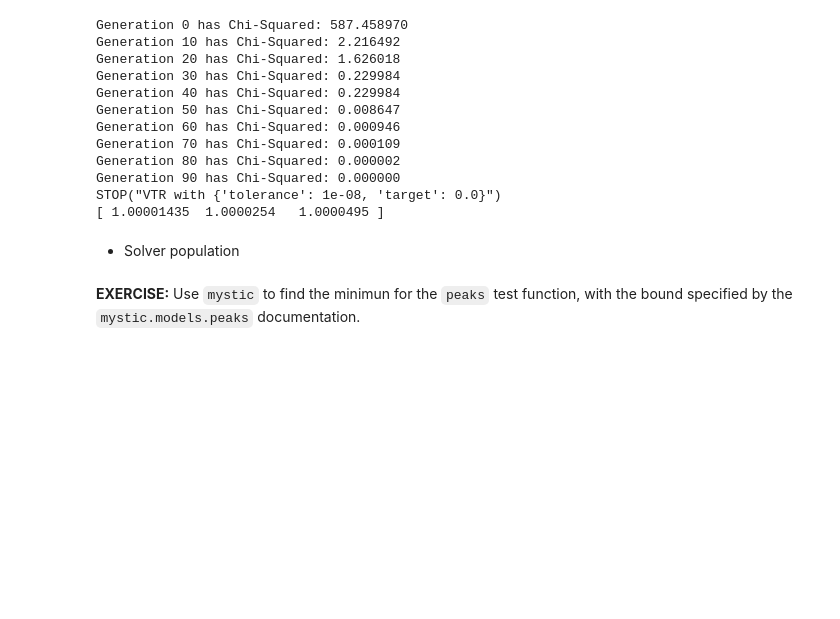
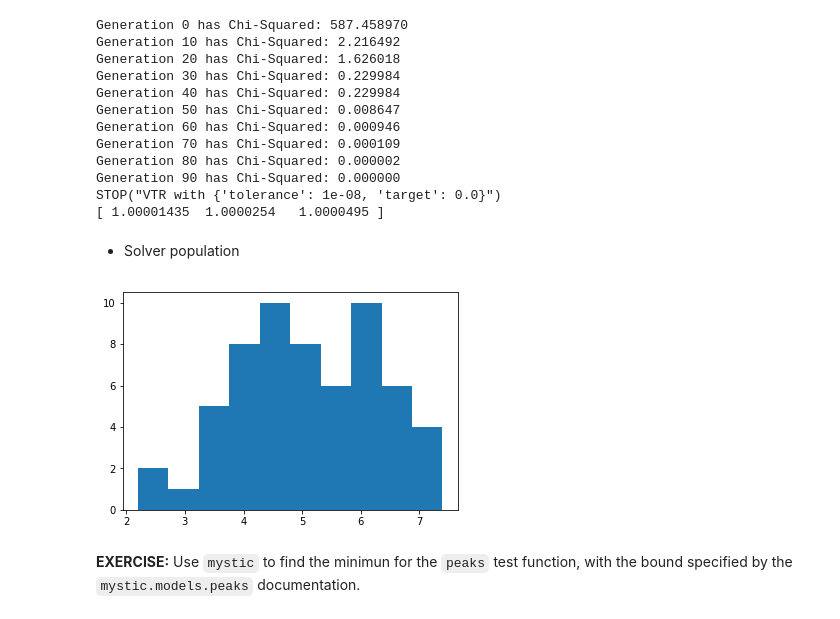
Before and after one commit to mmckerns/tutmom, a Jupyter notebook: mystic.ipynb, the cells around one changed output. Cells and saved outputs as stored; diff of their text form; code cells hidden in the pictures; blank space fills up the shorter version.

```diff
--- a/mystic.ipynb
+++ b/mystic.ipynb
@@ -436,6 +436,24 @@ STOP("VTR with {'tolerance': 1e-08, 'target': 0.0}")
 [ 1.00001435  1.0000254   1.0000495 ]
 # %% [markdown]
 * Solver population
+# %%
+from mystic.solvers import DifferentialEvolutionSolver
+from mystic.math import Distribution
+import numpy as np
+import pylab
+
+# build a mystic distribution instance
+dist = Distribution(np.random.normal, 5, 1)
+
+# use the distribution instance as the initial population
+solver = DifferentialEvolutionSolver(3,20)
+solver.SetSampledInitialPoints(dist)
+
+# visualize the initial population
+pylab.hist(np.array(solver.population).ravel())
+pylab.show()
+# %% [output]
+[figure, added]
 # %% [markdown]
 **EXERCISE:** Use `mystic` to find the minimun for the `peaks` test function, with the bound specified by the `mystic.models.peaks` documentation.
 # %% [markdown]
```
Also changed, not shown: parts of 10 cells of this notebook, 1 other file.
